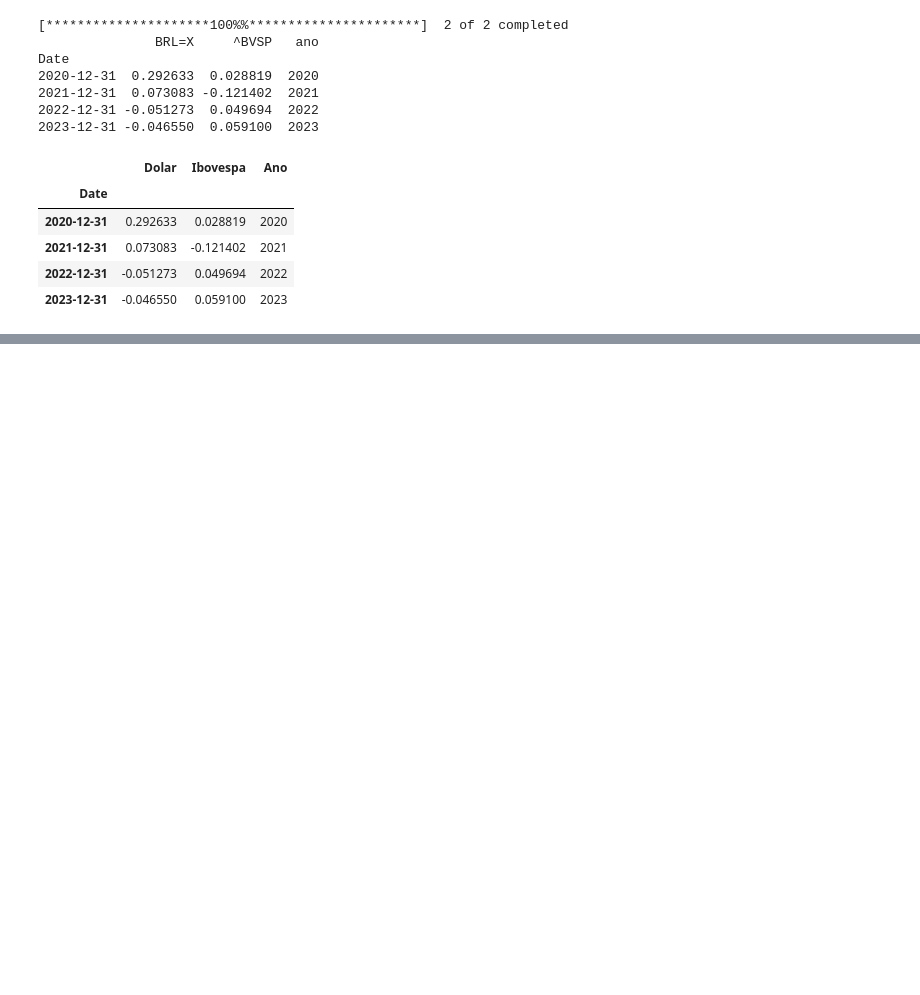
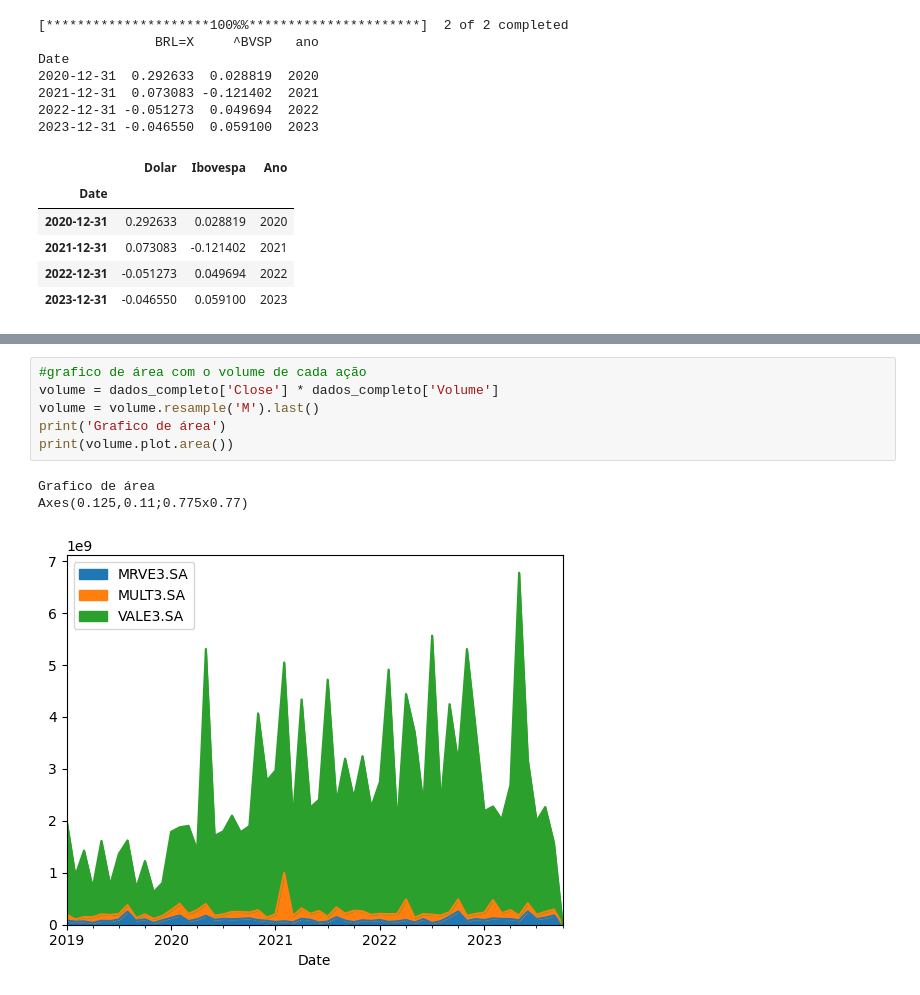
Before and after one commit to Moscarde/PythonDados, a Jupyter notebook: Modulo 5/Aula 2.ipynb, the cells around one changed output, grey strips where cells are left out. Drawn from its saved outputs; the diff is of its cells as text; blank space fills up the shorter version.

```diff
--- a/Modulo 5/Aula 2.ipynb
+++ b/Modulo 5/Aula 2.ipynb
@@ -242,0 +262,10 @@ cotacoes.plot.scatter(x = 'Dolar', y = 'Ibovespa', c = 'Ano', cmap = 'viridis')
+# %%
+#grafico de área com o volume de cada ação
+volume = dados_completo['Close'] * dados_completo['Volume']
+volume = volume.resample('M').last()
+print('Grafico de área')
+print(volume.plot.area())
+# %% [output]
+Grafico de área
+Axes(0.125,0.11;0.775x0.77)
+[figure, added]
```
Also changed, not shown: parts of 8 cells of this notebook, 3 other files.
